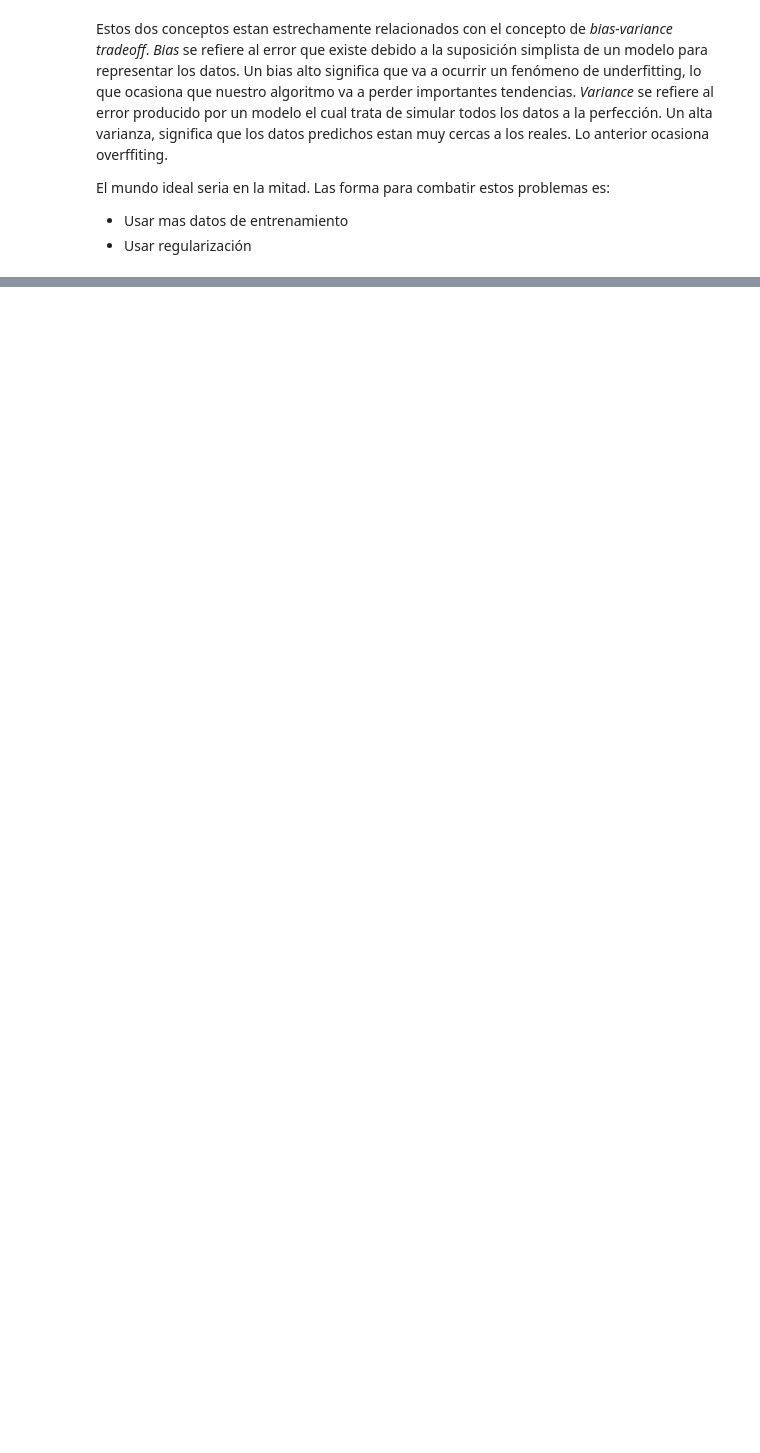
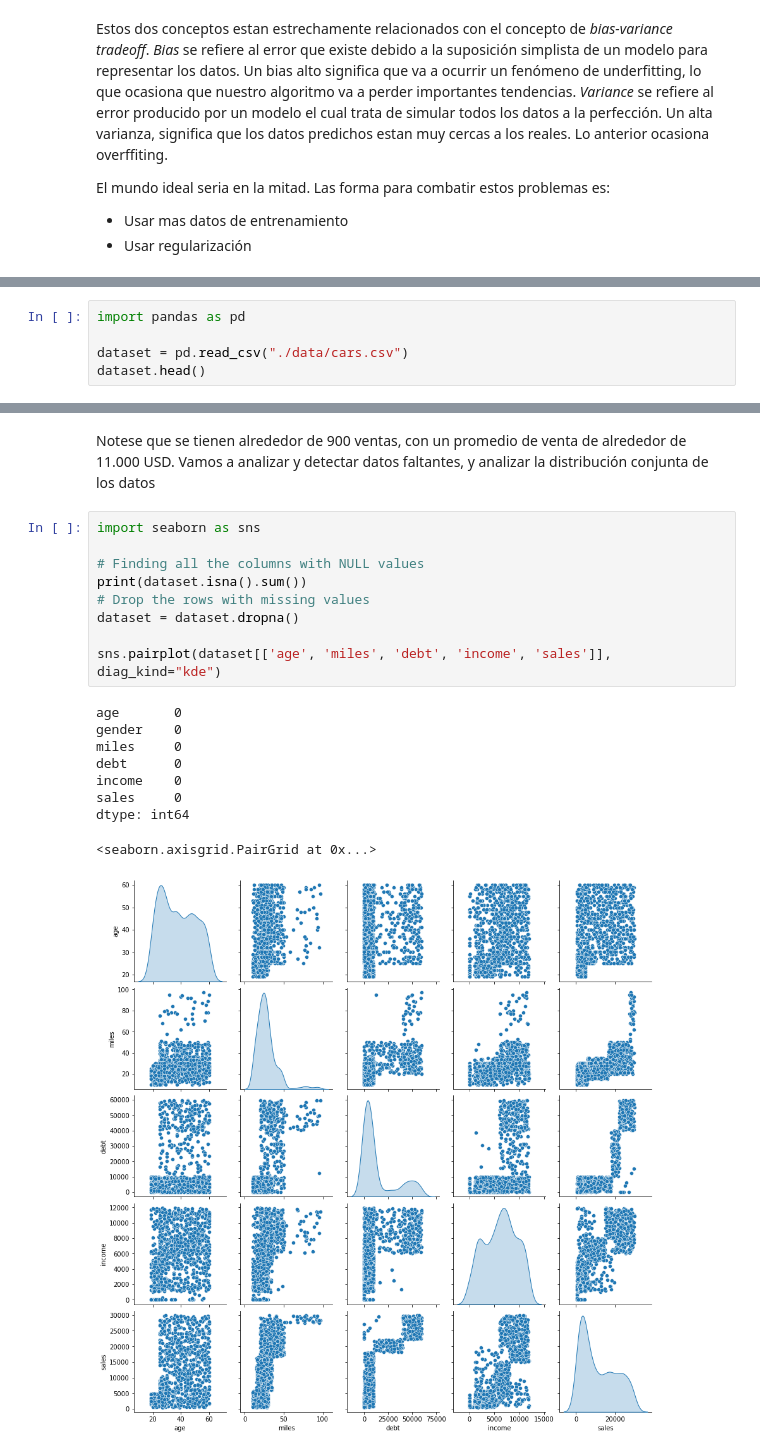
Before and after one commit to sruap1214/EC_Finance, a Jupyter notebook: Notebooks/07_MachineLearningRegression.ipynb, the cells around one changed output, grey strips where cells are left out. Cells and saved outputs as stored; diff of their text form; blank space fills up the shorter version.

```diff
--- a/Notebooks/07_MachineLearningRegression.ipynb
+++ b/Notebooks/07_MachineLearningRegression.ipynb
@@ -489,0 +559,5 @@ La validación cruzada consiste en encontrar el mejor modelo o arquitectura posi
+# %%
+import pandas as pd
+
+dataset = pd.read_csv("./data/cars.csv")
+dataset.head()
@@ -489,0 +585,21 @@ La validación cruzada consiste en encontrar el mejor modelo o arquitectura posi
+# %% [markdown]
+Notese que se tienen alrededor de 900 ventas, con un promedio de venta de alrededor de 11.000 USD. Vamos a analizar y detectar datos faltantes, y analizar la distribución conjunta de los datos
+# %%
+import seaborn as sns
+
+# Finding all the columns with NULL values
+print(dataset.isna().sum())
+# Drop the rows with missing values
+dataset = dataset.dropna()
+
+sns.pairplot(dataset[['age', 'miles', 'debt', 'income', 'sales']], diag_kind="kde")
+# %% [output]
+age       0
+gender    0
+miles     0
+debt      0
+income    0
+sales     0
+dtype: int64
+<seaborn.axisgrid.PairGrid at 0x...>
+[figure, added]
```
Also changed, not shown: parts of 12 cells of this notebook, 4 other files.
